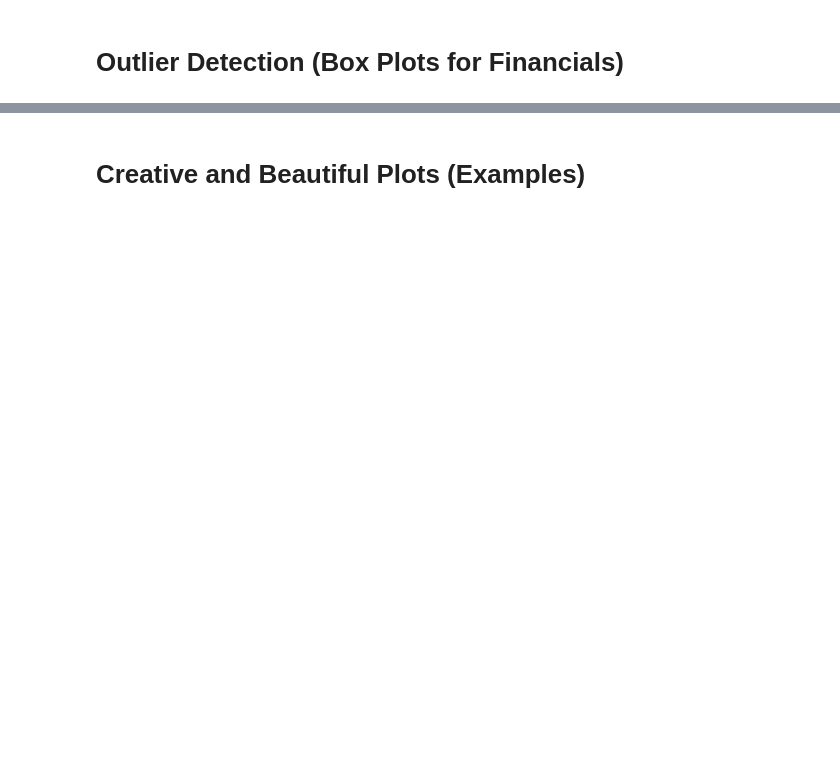
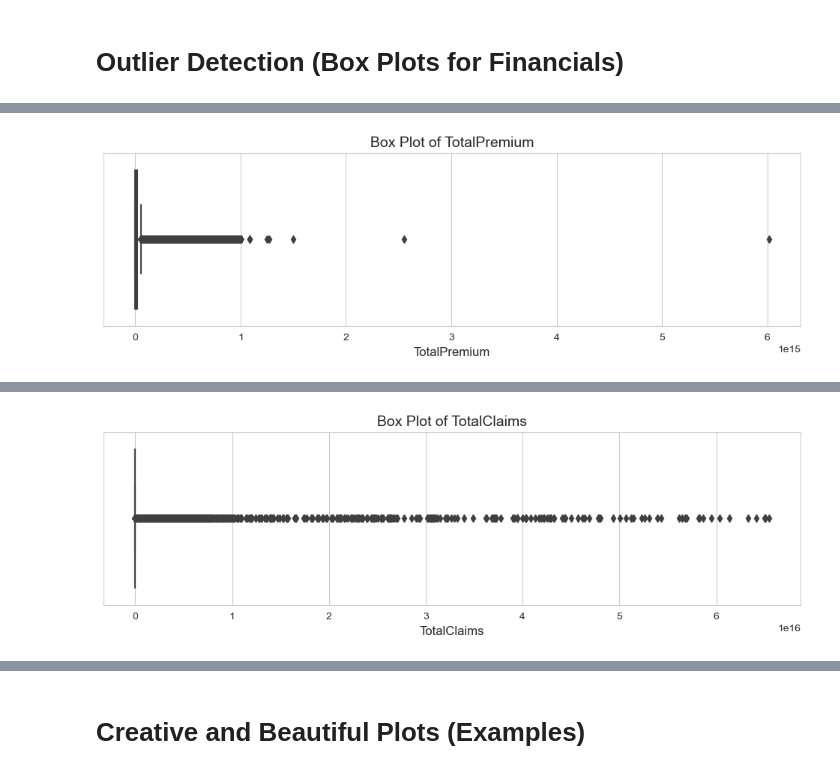
Before and after one commit to benkenlin/KAIM_W03_AlphaCare_Insurance_Risk_Analysis, a Jupyter notebook: notebooks/01_eda_and_data_understanding.ipynb, the cells around one changed output, grey strips where cells are left out. Saved outputs shown, nothing was run; the diff lists cells and outputs as text; code cells hidden in the pictures; blank space fills up the shorter version.

```diff
--- a/notebooks/01_eda_and_data_understanding.ipynb
+++ b/notebooks/01_eda_and_data_understanding.ipynb
@@ -600,0 +653,78 @@ plt.show()
+# %%
+print("\n--- Outlier Detection for Financial Columns ---")
+print("Identifying and quantifying potential outliers using Box Plots and the IQR Method.")
+
+# Define the list of financial columns to check for outliers
+# These are columns that typically represent monetary values or counts.
+financial_cols_for_outlier_detection = [
+    TOTAL_PREMIUM_COL,
+    TOTAL_CLAIMS_COL,
+    MARGIN_COL, # Derived column, very important for profitability
+    'CustomValueEstimate',
+    'CapitalOutstanding',
+    'SumInsured',
+    'CalculatedPremiumPerTerm'
+]
+
+# Filter the list to include only columns that are actually present in the DataFrame
+financial_cols_present = [col for col in financial_cols_for_outlier_detection if col in df.columns]
+
+if not financial_cols_present:
+    print("No relevant financial columns found in the DataFrame for outlier detection.")
+else:
+    for col in financial_cols_present:
+        print(f"\nAnalyzing column: '{col}'")
+
+        # Basic check to ensure the column is numeric, although Cell 3 should have handled this
+        if not pd.api.types.is_numeric_dtype(df[col]):
+            print(f"  Warning: Column '{col}' is not numeric. Skipping outlier detection for this column.")
+            continue
+
+        # --- Visual Inspection: Box Plot ---
+        # Box plots are excellent for visualizing the distribution and potential outliers.
+        plt.figure(figsize=(12, 3))
+        sns.boxplot(x=df[col])
+        plt.title(f'Box Plot of {col}', fontsize=14)
+        plt.xlabel(col, fontsize=12)
+        plt.show()
+
+        # --- Quantitative Detection: IQR Method ---
+        # The IQR method is robust to skewed distributions often found in financial data.
+        Q1 = df[col].quantile(0.25)
+        Q3 = df[col].quantile(0.75)
+        IQR = Q3 - Q1
+
+        # Outlier bounds: 1.5 * IQR above Q3 or below Q1
+        lower_bound = Q1 - 1.5 * IQR
+        upper_bound = Q3 + 1.5 * IQR
+
+        # Identify outliers based on these bounds
+        outliers = df[(df[col] < lower_bound) | (df[col] > upper_bound)]
+        num_outliers = len(outliers)
+        percentage_outliers = (num_outliers / len(df)) * 100
+
+        print(f"  IQR Method Results for '{col}':")
+        print(f"    Q1 (25th percentile): {Q1:,.2f}")
+        print(f"    Q3 (75th percentile): {Q3:,.2f}")
+        print(f"    IQR (Q3 - Q1): {IQR:,.2f}")
+        print(f"    Lower Bound (Q1 - 1.5*IQR): {lower_bound:,.2f}")
+        print(f"    Upper Bound (Q3 + 1.5*IQR): {upper_bound:,.2f}")
+        print(f"    Number of outliers detected: {num_outliers} ({percentage_outliers:.2f}% of total data)")
+
+        if num_outliers > 0:
+            print(f"    Descriptive statistics of the detected outliers for '{col}':")
+            display(outliers[col].describe())
+
+            # Optionally print specific outlier values if the count is small
+            if num_outliers < 50: # Adjust this threshold as needed
+                print(f"    Sample of outlier values for '{col}':")
+                print(outliers[col].head(min(num_outliers, 10)).tolist()) # Show up to 10 sample values
+            else:
+                print(f"    Too many outliers ({num_outliers}) to list individually.")
+        else:
+            print(f"    No outliers detected for '{col}' using the IQR method.")
+
+print("\n--- Outlier Detection Complete ---")
+print("Note: The decision to remove, transform, or cap outliers should be made carefully,")
+print("considering the nature of the data and the goals of the analysis/modeling.")
+# %% [output]
@@ -600,0 +735 @@ plt.show()
+[figure, added]
@@ -600,0 +756 @@ plt.show()
+[figure, added]
```
Also changed, not shown: parts of 18 cells of this notebook, 3 other files.
